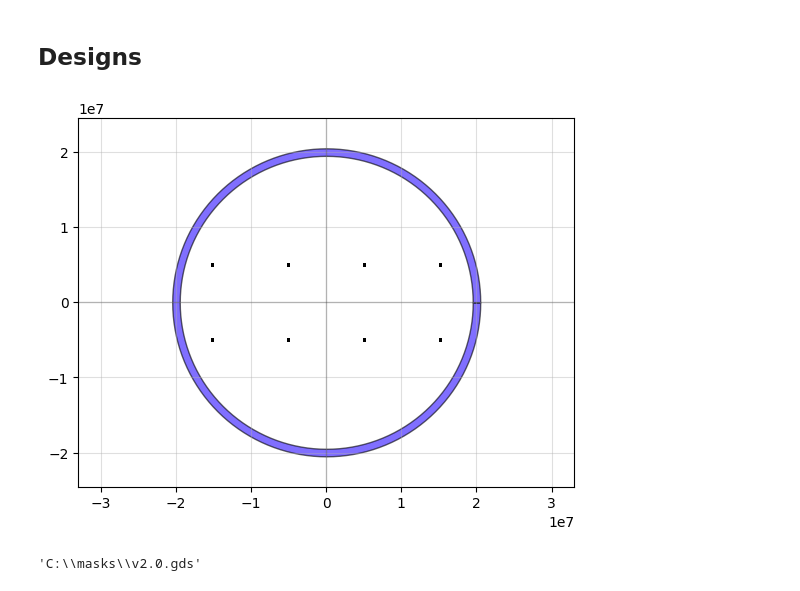
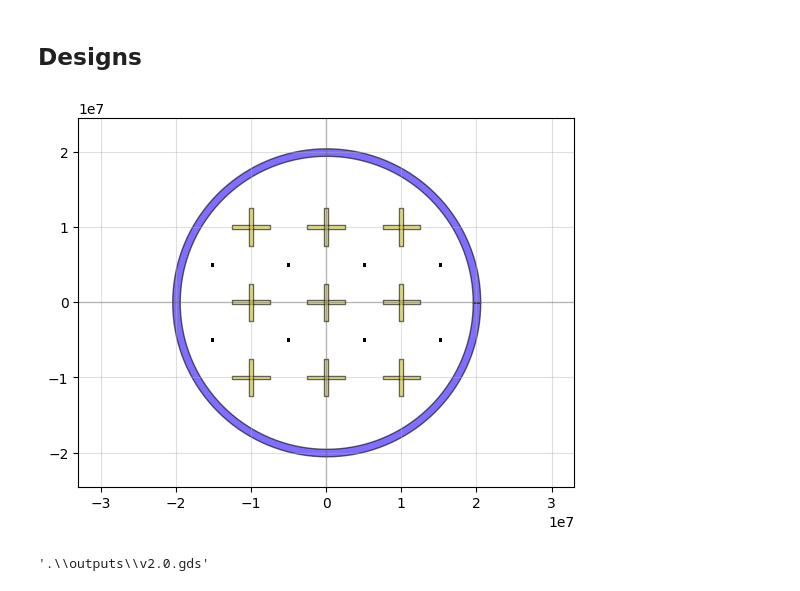
Before and after one commit to angamupa/ASI-masks, a Jupyter notebook: ASI-masks_v2.0.ipynb, the cells around one changed output. Drawn from its saved outputs; the diff is of its cells as text; code cells hidden in the pictures.

```diff
--- a/ASI-masks_v2.0.ipynb
+++ b/ASI-masks_v2.0.ipynb
@@ -179,6 +179,30 @@ def multi_size_sep(sizes, separations, angle, layer, Title):
     gridded.center = (0,0)
 
     return gridded
+
+def scribe_marks(scribe_mark_width=0.7e6, scribe_mark_length=7e6, scribe_layer=l_grid):
+
+    scribe_marks = Device()
+    scribe_marks01 = Device()
+    scribe_marks02 = Device()
+    scribe_marks03 = Device()
+
+    s1=pg.cross(length=scribe_mark_length, width=scribe_mark_width, layer=scribe_layer)
+    s2=pg.copy(s1).movey(-10e6)
+    s3=pg.copy(s1).movey(10e6)
+
+    scribe_marks01<<s1
+    scribe_marks01<<s2
+    scribe_marks01<<s3
+
+    scribe_marks02=pg.copy(scribe_marks01).movex(-10e6)
+    scribe_marks03=pg.copy(scribe_marks01).movex(10e6)
+
+    scribe_marks<<scribe_marks01
+    scribe_marks<<scribe_marks02
+    scribe_marks<<scribe_marks03
+
+    return scribe_marks
 # %% [markdown]
 ### Create sample
 Creates a sample with the parameters and label.
@@ -193,33 +217,35 @@ Final=Device()
 angle=45
 sizes=[(880,320), (550,200), (440,160), (330,120), (220,80), (165,60), (110,40)]
 separations=[15,20,25,30,35]
 
 wafer=pg.ring(radius=20e6,width=1e6,layer=l_wafer)
 wafer.center = (0,0)
 
 design_01=multi_size_sep(sizes, separations, angle, layer=10, Title="Dose 01")
 design_02=multi_size_sep(sizes, separations, angle, layer=20, Title="Dose 02")
 design_03=multi_size_sep(sizes, separations, angle, layer=30, Title="Dose 03")
 design_04=multi_size_sep(sizes, separations, angle, layer=40, Title="Dose 04")
+
 assemble << design_01
 assemble << design_02
 assemble << design_03
 assemble << design_04
 assemble.distribute(direction='x', spacing=10e6, separation=True)
 assemble.center = (0,0)
 assemble.movey(5e6)
 
 assemble2=pg.copy(assemble).movey(-10e6)
 
 Final<<assemble
 Final<<assemble2
+Final<<scribe_marks(scribe_mark_width=0.5e6, scribe_mark_length=5e6, scribe_layer=l_grid)
 
 #sample=crea_sample(220, 80, 30, (50,50), des_layer=40)
 #sample2=crea_sample(2200, 800, 15, (10,10), des_layer=50)
 
 qp([Final,wafer])
 
-Final.write_gds(r'C:\masks\v2.0.gds', unit=1e-9, precision=1e-11)
+Final.write_gds(r'.\outputs\v2.0.gds', unit=1e-9, precision=1e-11)
 # %% [output]
-[figure, old version]
+[figure, new version]
-'C:\\masks\\v2.0.gds'
+'.\\outputs\\v2.0.gds'
```
Also changed, not shown: 2 other files.
